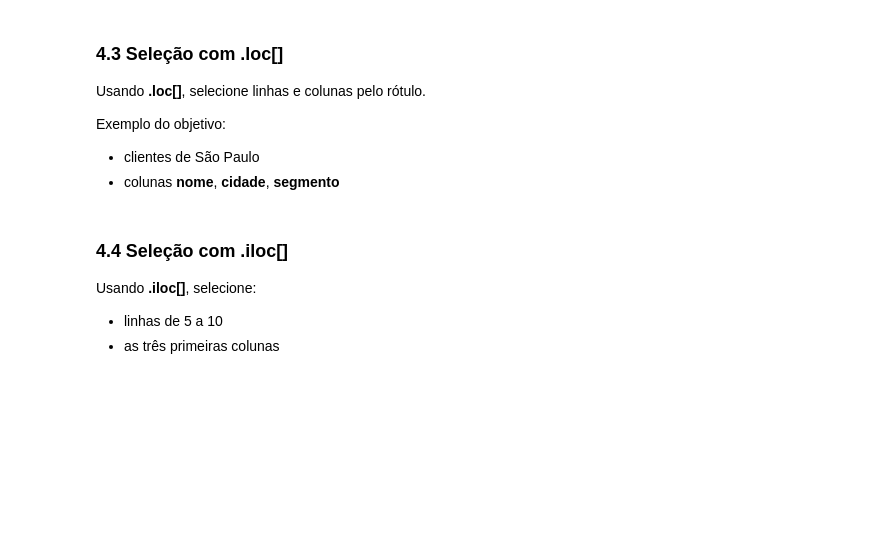
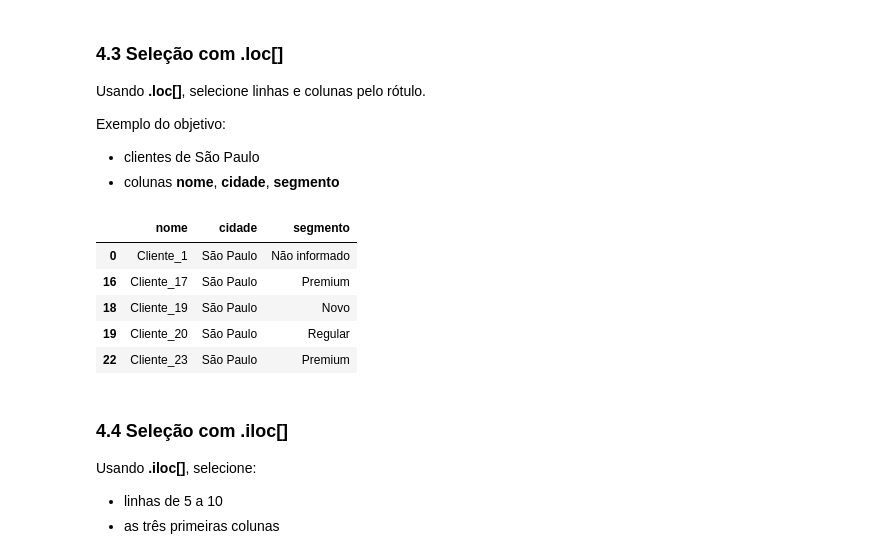
Before and after one commit to Somutt/revisao_py, a Jupyter notebook: 02_data_analysis/pandas_ecommerce.ipynb, the cells around one changed output. Cells and saved outputs as stored; diff of their text form; code cells hidden in the pictures; blank space fills up the shorter version.

```diff
--- a/02_data_analysis/pandas_ecommerce.ipynb
+++ b/02_data_analysis/pandas_ecommerce.ipynb
@@ -944,7 +970,16 @@ Exemplo do objetivo:
 - clientes de São Paulo
 - colunas **nome**, **cidade**, **segmento**
 # %%
-#Implementação
+clientes_sp = clientes_df['cidade'] == 'São Paulo'
+
+clientes_df.loc[clientes_sp, ['nome', 'cidade', 'segmento']].head()
+# %% [output]
+|  | nome | cidade | segmento |
+| 0 | Cliente_1 | São Paulo | Não informado |
+| 16 | Cliente_17 | São Paulo | Premium |
+| 18 | Cliente_19 | São Paulo | Novo |
+| 19 | Cliente_20 | São Paulo | Regular |
+| 22 | Cliente_23 | São Paulo | Premium |
 # %% [markdown]
 ### 4.4 Seleção com **.iloc[]**
 
```
Also changed, not shown: parts of 5 cells of this notebook.
